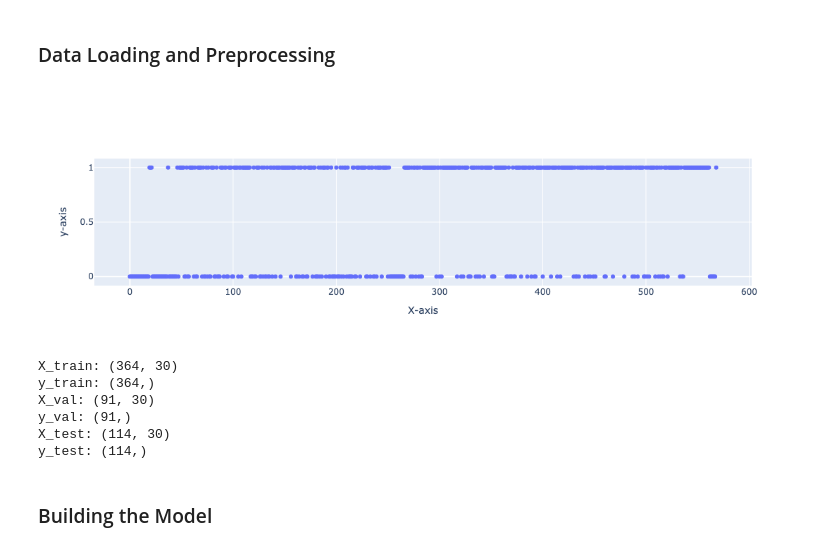
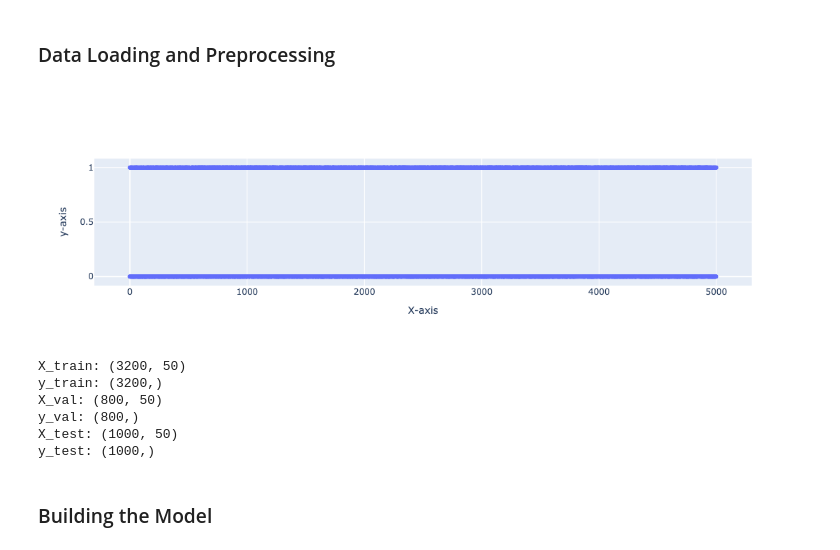
Before and after one commit to bheki-maenetja/easy-mlp, a Jupyter notebook: src/examples.ipynb, the cells around one changed output. Drawn from its saved outputs; the diff is of its cells as text; code cells hidden in the pictures.

```diff
--- a/src/examples.ipynb
+++ b/src/examples.ipynb
@@ -191,17 +196,17 @@ pp.plot_data(
 # %% [markdown]
 ### Data Loading and Preprocessing
 # %%
-# Get breast cancer data
-X, y = load_breast_cancer(return_X_y=True)
+# # Get breast cancer data
+# X, y = load_breast_cancer(return_X_y=True)
+# x = np.arange(0, y.shape[0])
+# pp.plot_data(x, y, x_label="X-axis", y_label="y-axis")
+
+# Generate random data
+X, y = make_classification(n_samples=5000, n_features=50, n_classes=2, n_informative=25)
 x = np.arange(0, y.shape[0])
 pp.plot_data(x, y, x_label="X-axis", y_label="y-axis")
-
-# # Generate random data
-# X, y = make_classification(n_samples=1000, n_features=100, n_classes=2)
-# x = np.arange(0, y.shape[0])
-# pp.plot_data(x, y, x_label="X-axis", y_label="y-axis")
 # %% [output]
-[figure, old version]
+[figure, new version]
 # %%
 # Dataloading parameters
 batch_size = 8
@@ -219,12 +224,12 @@ print(f"y_val: {y_val.shape}")
 print(f"X_test: {X_test.shape}")
 print(f"y_test: {y_test.shape}")
 # %% [output]
-X_train: (364, 30)
-y_train: (364,)
-X_val: (91, 30)
-y_val: (91,)
-X_test: (114, 30)
-y_test: (114,)
+X_train: (3200, 50)
+y_train: (3200,)
+X_val: (800, 50)
+y_val: (800,)
+X_test: (1000, 50)
+y_test: (1000,)
 # %%
 # Get tensors and dataloaders
 X_train, y_train, X_val, y_val = get_tensors(X_train, y_train, X_val, y_val)
```
Also changed, not shown: parts of 32 cells of this notebook.
